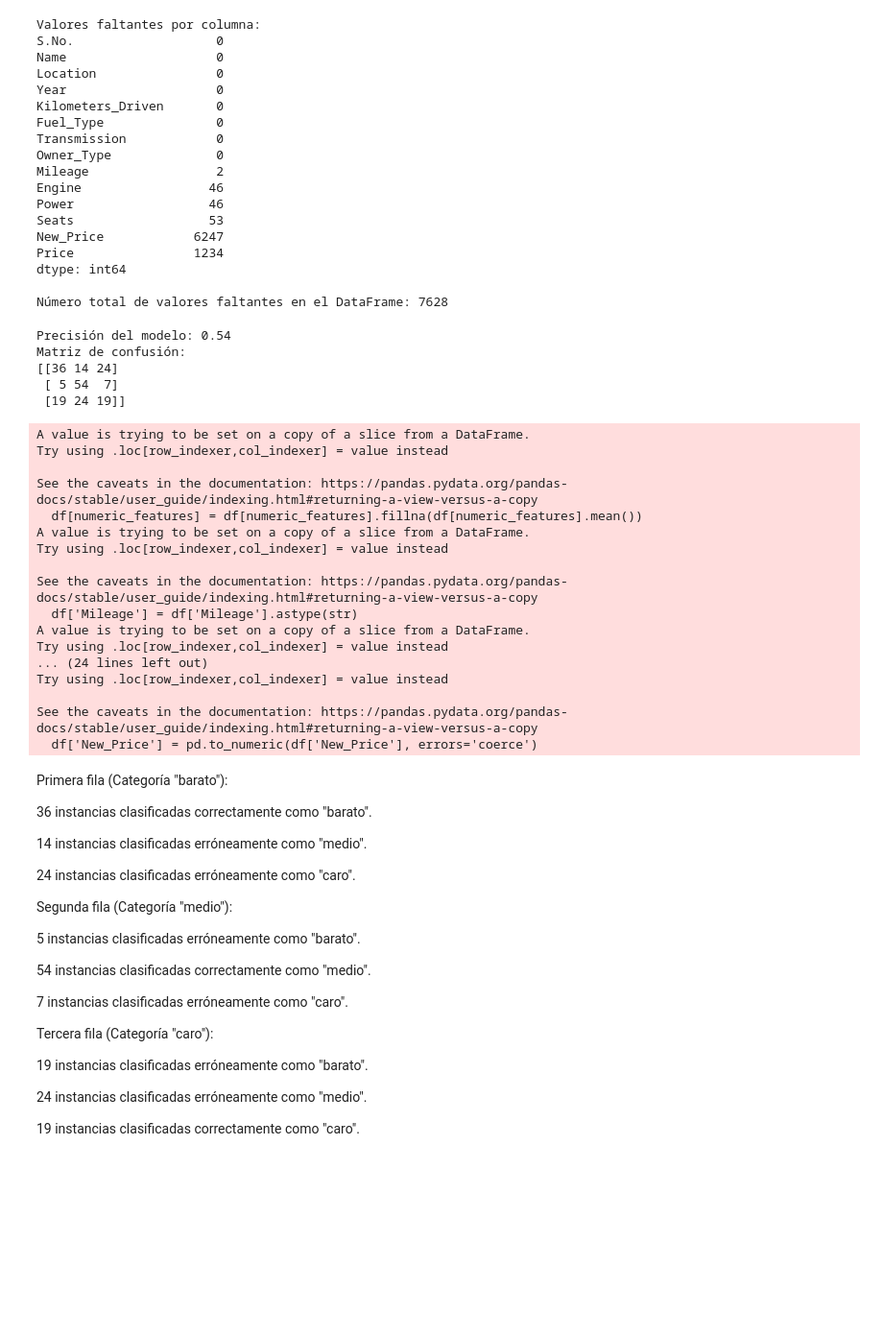
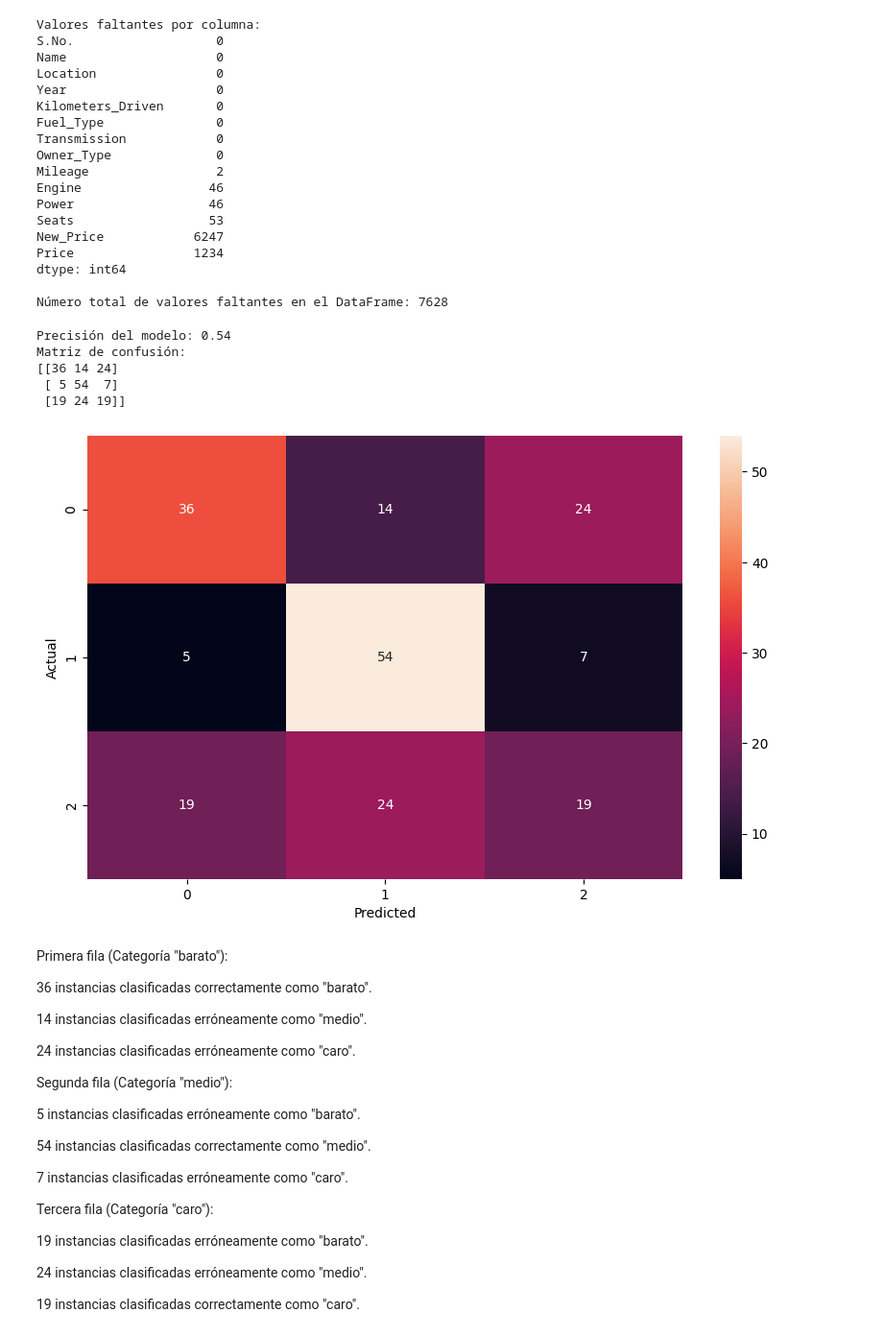
Before and after one commit to nacho3128/Avanzado--IA, a Jupyter notebook: Clase22deAgosto.ipynb, the cells around one changed output. Shown at 96% size. Saved outputs shown, nothing was run; the diff lists cells and outputs as text; code cells hidden in the pictures; blank space fills up the shorter version.

Commit message:
update conf matrix and updated datapath

```diff
--- a/Clase22deAgosto.ipynb
+++ b/Clase22deAgosto.ipynb
@@ -30,5 +32,5 @@ except ImportError:
 # %%
-dataset_path = 'c:/Users/48242450/Downloads/used_cars_data.csv'
+dataset_path = 'C:/Users/48389807/Documents/Github/Avanzado--IA/used_cars_data.csv'
 
 df=pd.read_csv(dataset_path)
 # %%
@@ -138,6 +140,7 @@ Número total de valores faltantes en el DataFrame: 7628
 # %%
 import pandas as pd
 import numpy as np
+import seaborn as sns
 from sklearn.model_selection import train_test_split
 from sklearn.preprocessing import StandardScaler
 from sklearn.linear_model import LogisticRegression
@@ -181,50 +184,38 @@ y = df['New_Price_Category']
 preprocessor = StandardScaler()
 
 # Definir el modelo de regresión logística
 model = Pipeline(steps=[
     ('preprocessor', preprocessor),
     ('classifier', LogisticRegression(max_iter=1000))
 ])
 
 # Dividir los datos en conjunto de entrenamiento y prueba
 X_train, X_test, y_train, y_test = train_test_split(X, y, test_size=0.2, random_state=42)
 
 # Entrenar el modelo
 model.fit(X_train, y_train)
 
 # Predecir las categorías para el conjunto de prueba
 y_pred = model.predict(X_test)
 
 # Evaluar el modelo
 accuracy = accuracy_score(y_test, y_pred)
 conf_matrix = confusion_matrix(y_test, y_pred)
 
+fig, ax = plt.subplots(figsize=(10,6))
+sns.heatmap(conf_matrix, annot=True, ax=ax)
+_ = plt.xlabel("Predicted")
+_ = plt.ylabel("Actual")
 print(f'Precisión del modelo: {accuracy:.2f}')
 print('Matriz de confusión:')
 print(conf_matrix)
 # %% [output]
 Precisión del modelo: 0.54
 Matriz de confusión:
 [[36 14 24]
  [ 5 54  7]
  [19 24 19]]
-A value is trying to be set on a copy of a slice from a DataFrame.
-Try using .loc[row_indexer,col_indexer] = value instead
-
-See the caveats in the documentation: https://pandas.pydata.org/pandas-docs/stable/user_guide/indexing.html#returning-a-view-versus-a-copy
-  df[numeric_features] = df[numeric_features].fillna(df[numeric_features].mean())
-A value is trying to be set on a copy of a slice from a DataFrame.
-Try using .loc[row_indexer,col_indexer] = value instead
-
-See the caveats in the documentation: https://pandas.pydata.org/pandas-docs/stable/user_guide/indexing.html#returning-a-view-versus-a-copy
-  df['Mileage'] = df['Mileage'].astype(str)
-A value is trying to be set on a copy of a slice from a DataFrame.
-Try using .loc[row_indexer,col_indexer] = value instead
-... (24 lines left out)
-Try using .loc[row_indexer,col_indexer] = value instead
-
-See the caveats in the documentation: https://pandas.pydata.org/pandas-docs/stable/user_guide/indexing.html#returning-a-view-versus-a-copy
-  df['New_Price'] = pd.to_numeric(df['New_Price'], errors='coerce')
+[figure, added]
 # %% [markdown]
 Primera fila (Categoría "barato"):
 
```
Also changed, not shown: parts of 1 cell of this notebook, 2 other files.
